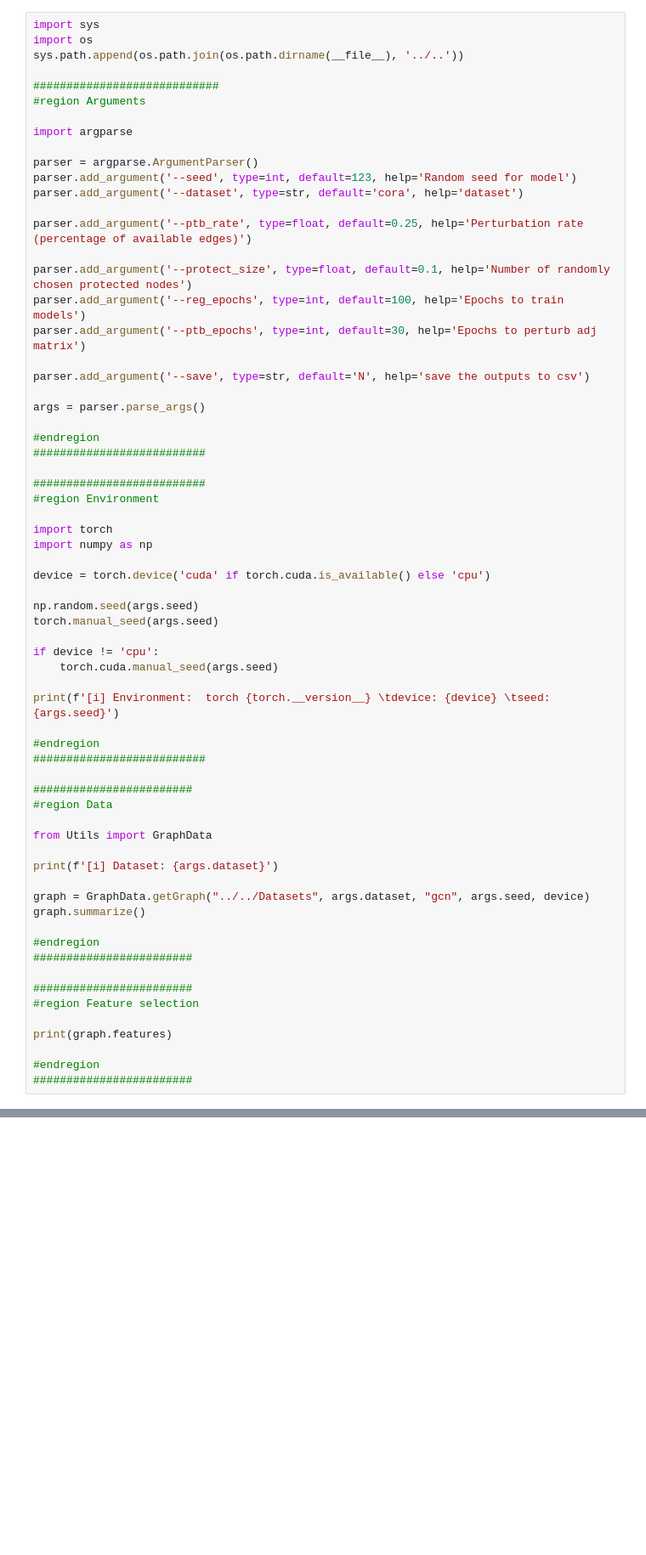
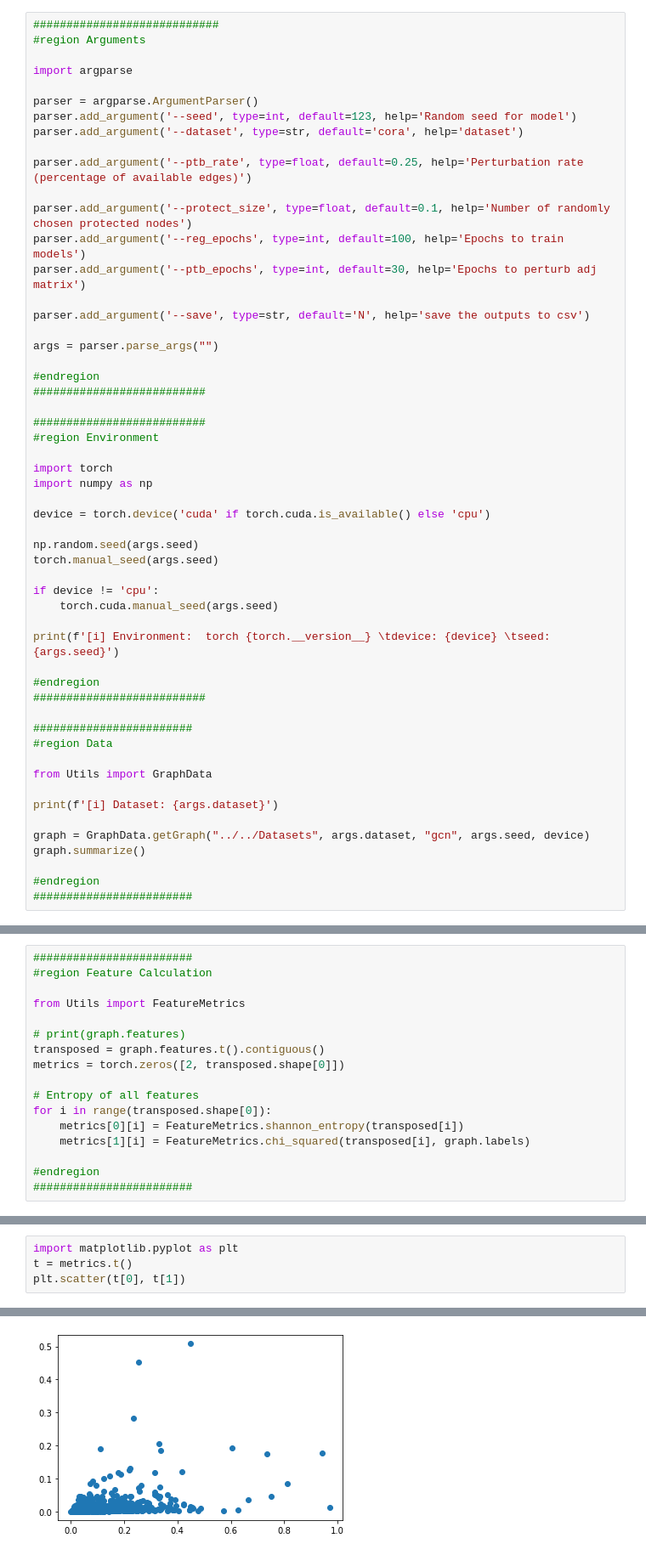
Before and after one commit to ewei2406/HCDM, a Jupyter notebook: Experiment/FeatureSelection/FeatureSelection.ipynb, the cells around one changed output, grey strips where cells are left out. Shown at 85% size. Cells and saved outputs as stored; diff of their text form; blank space fills up the shorter version.

```diff
--- a/Experiment/FeatureSelection/FeatureSelection.ipynb
+++ b/Experiment/FeatureSelection/FeatureSelection.ipynb
@@ -1,8 +5,4 @@
 # %%
-import sys
-import os
-sys.path.append(os.path.join(os.path.dirname(__file__), '../..'))
-
 ############################
 #region Arguments
 
@@ -20,7 +20,7 @@ parser.add_argument('--ptb_epochs', type=int, default=30, help='Epochs to pertur
 
 parser.add_argument('--save', type=str, default='N', help='save the outputs to csv')
 
-args = parser.parse_args()
+args = parser.parse_args("")
 
 #endregion
 ##########################
@@ -56,11 +56,3 @@ graph.summarize()
 
 #endregion
 ########################
-
-########################
-#region Feature selection
-
-print(graph.features)
-
-#endregion
-########################
@@ -66,0 +70,17 @@ print(graph.features)
+# %%
+########################
+#region Feature Calculation
+
+from Utils import FeatureMetrics
+
+# print(graph.features)
+transposed = graph.features.t().contiguous()
+metrics = torch.zeros([2, transposed.shape[0]])
+
+# Entropy of all features
+for i in range(transposed.shape[0]):
+    metrics[0][i] = FeatureMetrics.shannon_entropy(transposed[i])
+    metrics[1][i] = FeatureMetrics.chi_squared(transposed[i], graph.labels)
+
+#endregion
+########################
@@ -66,0 +162,5 @@ print(graph.features)
+# %%
+import matplotlib.pyplot as plt
+t = metrics.t()
+plt.scatter(t[0], t[1])
+# %% [output]
@@ -66,0 +168 @@ print(graph.features)
+[figure, added]
```
Also changed, not shown: parts of 8 cells of this notebook, 2 other files.
